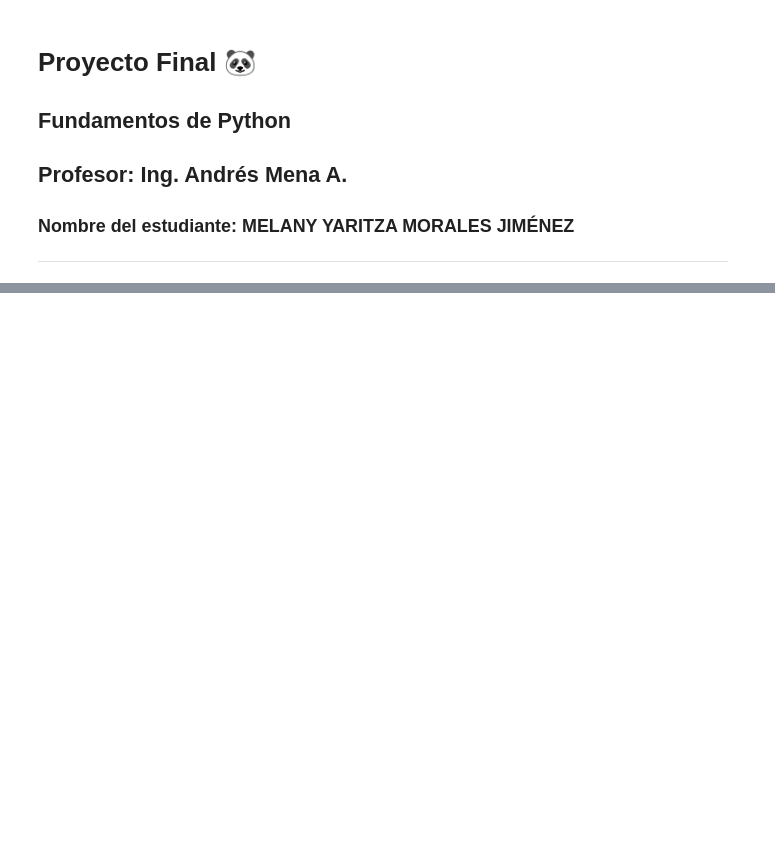
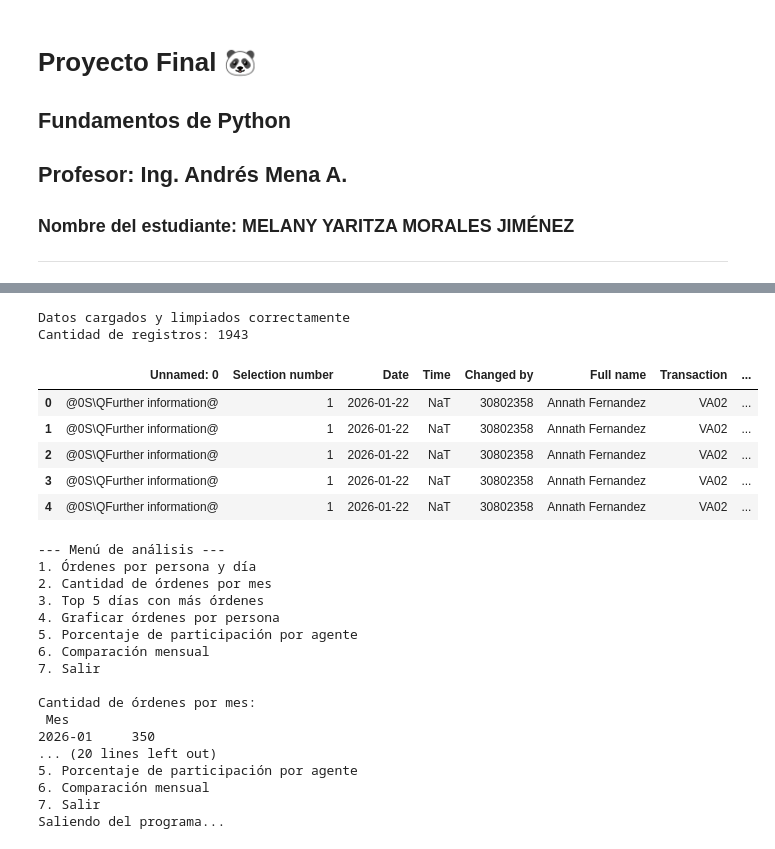
Before and after one commit to Melany-Morales/2026C2-G03-PROGRAMACI-N, a Jupyter notebook: Proyecto/Proyecto_Melany_Morales.ipynb, the cells around one changed output, grey strips where cells are left out. Saved outputs shown, nothing was run; the diff lists cells and outputs as text; code cells hidden in the pictures; blank space fills up the shorter version.

```diff
--- a/Proyecto/Proyecto_Melany_Morales.ipynb
+++ b/Proyecto/Proyecto_Melany_Morales.ipynb
@@ -88,0 +204,76 @@ KeyError: 'Fecha'
+# %%
+# Programa principal con interacción
+def main():
+    df = cargar_datos()
+
+    while True:
+        print("\n--- Menú de análisis ---")
+        print("1. Órdenes por persona y día")
+        print("2. Cantidad de órdenes por mes")
+        print("3. Top 5 días con más órdenes")
+        print("4. Graficar órdenes por persona")
+        print("5. Porcentaje de participación por agente")
+        print("6. Comparación mensual")
+        print("7. Salir")
+
+        opcion = input("Seleccione una opción: ")
+
+        if opcion == "1":
+            promedio_por_persona(df)
+        elif opcion == "2":
+            promedio_por_mes(df)
+        elif opcion == "3":
+            top_5_dias(df)
+        elif opcion == "4":
+            _, total_por_persona = promedio_por_persona(df)
+            total_por_persona.plot(
+                x="Full name",
+                y="Total de ordenes",
+                kind="bar",
+                legend=False,
+                title="Total de órdenes por persona"
+            )
+            plt.ylabel("Cantidad de órdenes")
+            plt.xlabel("Persona")
+            plt.xticks(rotation=45, ha="right")
+            plt.tight_layout()
+            plt.show()
+        elif opcion == "5":
+            porcentaje_participacion(df)
+        elif opcion == "6":
+            comparacion_mensual(df)
+        elif opcion == "7":
+            print("Saliendo del programa...")
+            break
+        else:
+            print("Opción inválida, intente de nuevo.")
+
+
+# Ejecutar
+main()
+# %% [output]
+Datos cargados y limpiados correctamente
+Cantidad de registros: 1943
+|  | Unnamed: 0 | Selection number | Date | Time | Changed by | Full name | Transaction | ... |
+| 0 | @0S\QFurther information@ | 1 | 2026-01-22 | NaT | 30802358 | Annath Fernandez | VA02 | ... |
+| 1 | @0S\QFurther information@ | 1 | 2026-01-22 | NaT | 30802358 | Annath Fernandez | VA02 | ... |
+| 2 | @0S\QFurther information@ | 1 | 2026-01-22 | NaT | 30802358 | Annath Fernandez | VA02 | ... |
+| 3 | @0S\QFurther information@ | 1 | 2026-01-22 | NaT | 30802358 | Annath Fernandez | VA02 | ... |
+| 4 | @0S\QFurther information@ | 1 | 2026-01-22 | NaT | 30802358 | Annath Fernandez | VA02 | ... |
+--- Menú de análisis ---
+1. Órdenes por persona y día
+2. Cantidad de órdenes por mes
+3. Top 5 días con más órdenes
+4. Graficar órdenes por persona
+5. Porcentaje de participación por agente
+6. Comparación mensual
+7. Salir
+
+Cantidad de órdenes por mes:
+ Mes
+2026-01     350
+... (20 lines left out)
+5. Porcentaje de participación por agente
+6. Comparación mensual
+7. Salir
+Saliendo del programa...
```
Also changed, not shown: parts of 4 cells of this notebook, 5 other files.
